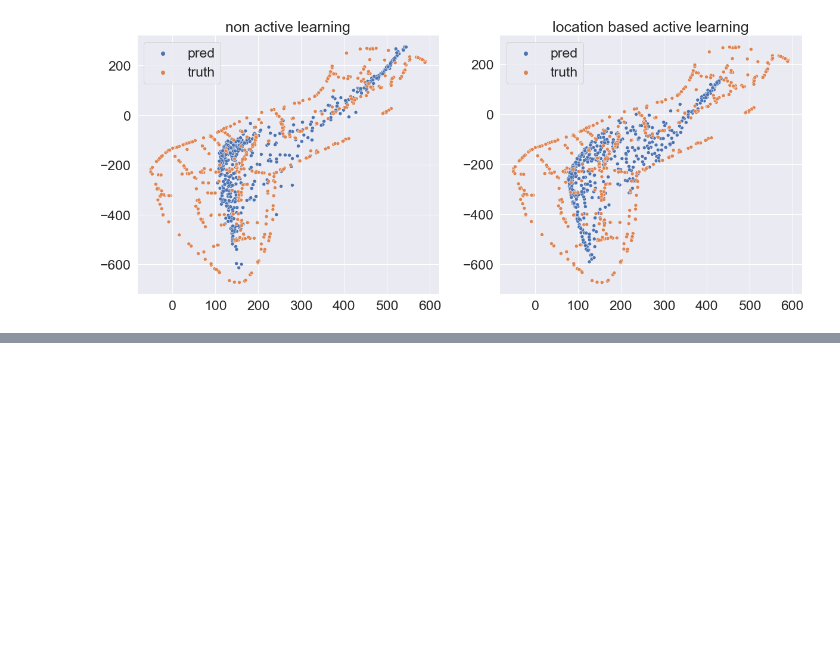
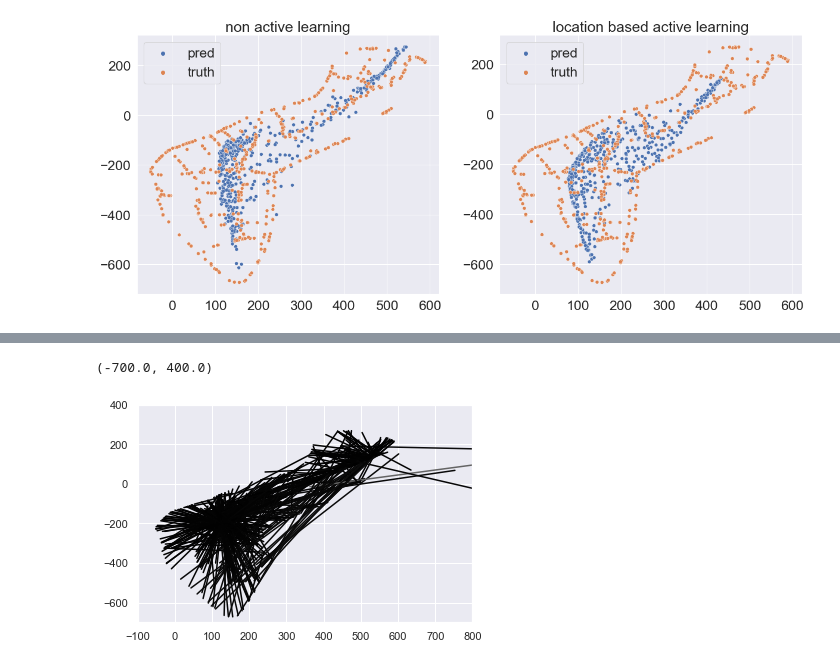
Before and after one commit to telenovelachuan/data_science, a Jupyter notebook: master_project/new_qs.ipynb, the cells around one changed output, grey strips where cells are left out. Cells and saved outputs as stored; diff of their text form; code cells hidden in the pictures; blank space fills up the shorter version.

```diff
--- a/master_project/new_qs.ipynb
+++ b/master_project/new_qs.ipynb
@@ -588,0 +619,22 @@ plt.xlim(-100, 700)
+# %%
+import math
+import matplotlib.pylab as pl
+#colors = pl.cm.jet(np.linspace(0,1,n))
+
+dfs = pd.read_csv(f"preds_converge/lb2_conv.csv")
+df_1k = dfs[dfs["iter"]==250].reset_index()
+df_y = pd.DataFrame(y_test_ae_cnn, columns=["x_truth", "y_truth", "z_truth"])
+df_1k["x_truth"] = df_y["x_truth"]
+df_1k["y_truth"] = df_y["y_truth"]
+df_1k["z_truth"] = df_y["z_truth"]
+df_1k["dist"] = df_1k.apply(lambda row: math.sqrt((row["x"] - row["x_truth"])**2 + (row["y"] - row["y_truth"])**2), axis=1)
+min_dist, max_dist = min(df_1k["dist"]), max(df_1k["dist"])
+
+for idx, row in df_1k.iterrows():
+    plt.plot([row["x"], row["x_truth"]], [row["y"], row["y_truth"]],
+             color=((row["dist"]*100/max_dist)/255,(row["dist"]*100/max_dist)/255,(row["dist"]*100/max_dist)/255))
+plt.xlim(-100, 800)
+plt.ylim(-700, 400)
+# %% [output]
+(-700.0, 400.0)
+[figure, added]
```
Also changed, not shown: parts of 4 cells of this notebook, 14 other files.
